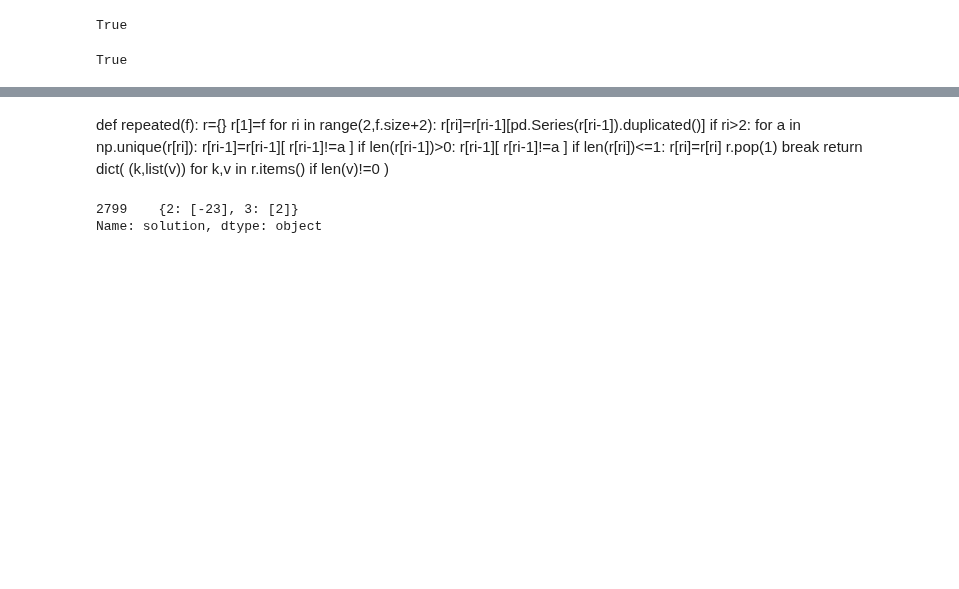
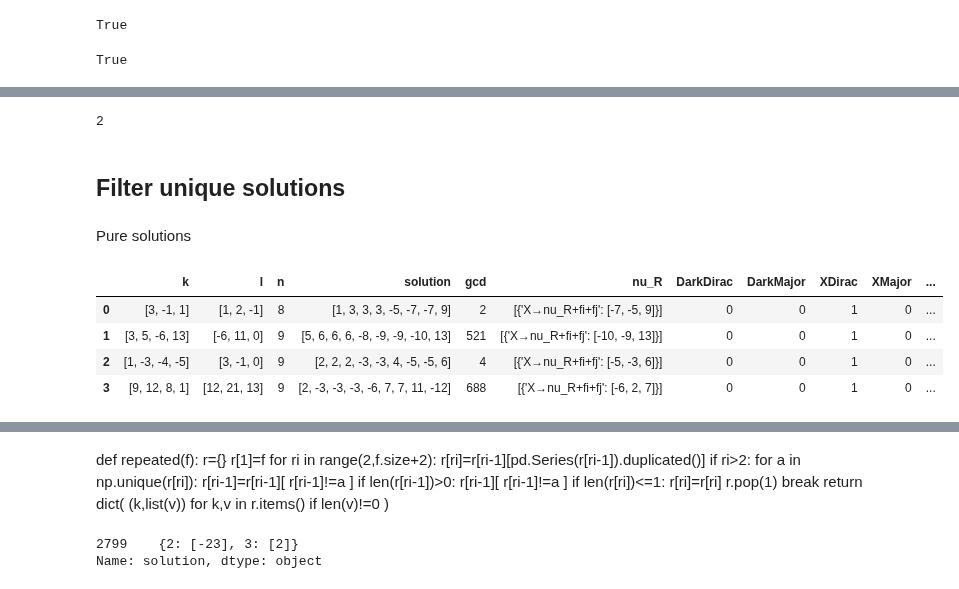
Before and after one commit to LBJ-Wade/anomaly, a Jupyter notebook: Analysis.ipynb, the cells around one changed output, grey strips where cells are left out. Drawn from its saved outputs; the diff is of its cells as text; code cells hidden in the pictures; blank space fills up the shorter version.

```diff
--- a/Analysis.ipynb
+++ b/Analysis.ipynb
@@ -179,0 +202,58 @@ cl[ (cl['n']>0) &  (cl['DarkMajor']>0) ].sort_values(['n','DM_massless','total']
+# %%
+sltn_intersection(row,model='DarkMajor')
+# %% [output]
+2
+# %% [markdown]
+## Filter unique solutions
+# %% [markdown]
+Pure solutions
+# %%
+dim=[5,6]
+d=dim[0]
+if d==5:
+    fl=pd.DataFrame()
+    clc=cl.copy()
+else:
+    fl6=pd.DataFrame()
+    clc=cl6.copy()
+models=pd.DataFrame([
+     {'model':'DarkDirac','condition':((clc['DarkDirac']>0)  & (clc['DarkMajor']==0) & (clc['XDirac']==0) & (clc['XMajor']==0))},
+     {'model':'DarkDirac','condition':((clc['DarkDirac']>0)  & (clc['DarkMajor']>0)  & (clc['XDirac']==0) & (clc['XMajor']==0))},
+     {'model':'DarkDirac','condition':((clc['DarkDirac']>0)  & (clc['DarkMajor']==0) & (clc['XDirac']>0)  & (clc['XMajor']==0))},
+     {'model':'DarkDirac','condition':((clc['DarkDirac']>0)  & (clc['DarkMajor']==0) & (clc['XDirac']==0) & (clc['XMajor']>0))},
+     {'model':'DarkDirac','condition':((clc['DarkDirac']>0)  & (clc['DarkMajor']>0)  & (clc['XDirac']>0)  & (clc['XMajor']==0))},
+     {'model':'DarkDirac','condition':((clc['DarkDirac']>0)  & (clc['DarkMajor']>0)  & (clc['XDirac']==0) & (clc['XMajor']>0))},
+     {'model':'DarkDirac','condition':((clc['DarkDirac']>0)  & (clc['DarkMajor']==0) & (clc['XDirac']>0)  & (clc['XMajor']>0))},
+     {'model':'DarkDirac','condition':((clc['DarkDirac']>0)  & (clc['DarkMajor']>0)  & (clc['XDirac']>0)  & (clc['XMajor']>0))},
+     {'model':'DarkMajor','condition':((clc['DarkDirac']==0) & (clc['DarkMajor']>0)  & (clc['XDirac']==0) & (clc['XMajor']==0))},
+     {'model':'DarkMajor','condition':((clc['DarkDirac']==0) & (clc['DarkMajor']>0)  & (clc['XDirac']>0)  & (clc['XMajor']==0))},
+     {'model':'DarkMajor','condition':((clc['DarkDirac']==0) & (clc['DarkMajor']>0)  & (clc['XDirac']==0) & (clc['XMajor']>0))},
+     {'model':'DarkMajor','condition':((clc['DarkDirac']==0) & (clc['DarkMajor']>0)  & (clc['XDirac']>0)  & (clc['XMajor']>0))},
+     {'model':'XDirac'   ,'condition':((clc['DarkDirac']==0) & (clc['DarkMajor']==0) & (clc['XDirac']>0)  & (clc['XMajor']==0))},
+     {'model':'XDirac'   ,'condition':((clc['DarkDirac']==0) & (clc['DarkMajor']==0) & (clc['XDirac']>0)  & (clc['XMajor']>0))},
+     {'model':'XMajor'   ,'condition':((clc['DarkDirac']==0) & (clc['DarkMajor']==0) & (clc['XDirac']==0) & (clc['XMajor']>0))}
+])
+i=12
+mdl=models.loc[i,'model']
+tmp=clc[models.loc[i,'condition']].reset_index(drop=True)
+if not tmp.empty:
+    tmp['sltn_len']=-tmp.apply(lambda row: sltn_intersection(row, model=mdl,Dim=d ) ,axis='columns')
+    massless={'DarkDirac':'DD_massless','DarkMajor':'DM_massless','XDirac':'XD_massless','XMajor':'XM_massless'}
+    if d==5:
+        fl=fl.append(
+            tmp.sort_values(['n',massless[mdl],'sltn_len','total']
+             ).drop_duplicates([massless[mdl],'sltn_len']).reset_index(drop=True)
+        )
+    if d==6:
+        fl6=fl6.append(
+            tmp.sort_values(['n',massless[mdl],'sltn_len','total']
+             ).drop_duplicates([massless[mdl],'sltn_len']).reset_index(drop=True)
+        )
+# %%
+fl
+# %% [output]
+|  | k | l | n | solution | gcd | nu_R | DarkDirac | DarkMajor | XDirac | XMajor | ... |
+| 0 | [3, -1, 1] | [1, 2, -1] | 8 | [1, 3, 3, 3, -5, -7, -7, 9] | 2 | [{'X→nu_R+fi+fj': [-7, -5, 9]}] | 0 | 0 | 1 | 0 | ... |
+| 1 | [3, 5, -6, 13] | [-6, 11, 0] | 9 | [5, 6, 6, 6, -8, -9, -9, -10, 13] | 521 | [{'X→nu_R+fi+fj': [-10, -9, 13]}] | 0 | 0 | 1 | 0 | ... |
+| 2 | [1, -3, -4, -5] | [3, -1, 0] | 9 | [2, 2, 2, -3, -3, 4, -5, -5, 6] | 4 | [{'X→nu_R+fi+fj': [-5, -3, 6]}] | 0 | 0 | 1 | 0 | ... |
+| 3 | [9, 12, 8, 1] | [12, 21, 13] | 9 | [2, -3, -3, -3, -6, 7, 7, 11, -12] | 688 | [{'X→nu_R+fi+fj': [-6, 2, 7]}] | 0 | 0 | 1 | 0 | ... |
```
Also changed, not shown: parts of 20 cells of this notebook.
